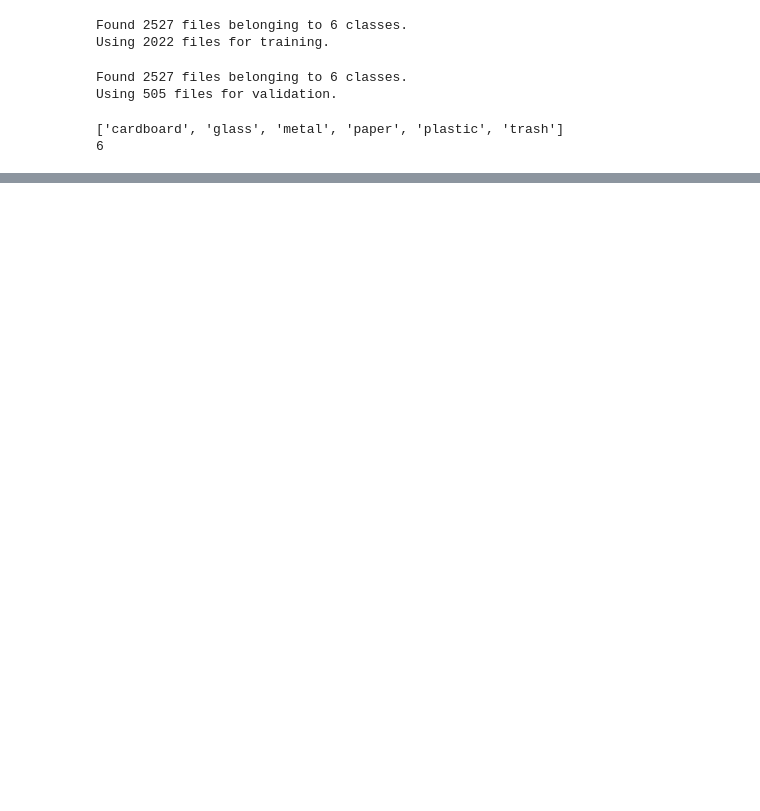
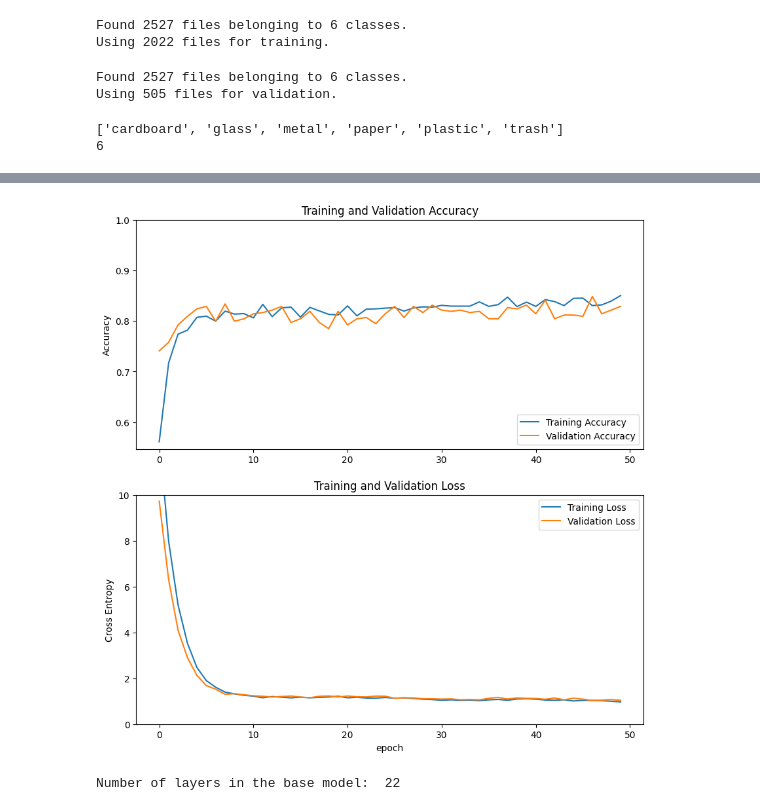
Before and after one commit to maulana-tech/TrashClassification-dataset, a Jupyter notebook: Trasg_Classification.ipynb, the cells around one changed output, grey strips where cells are left out. Saved outputs shown, nothing was run; the diff lists cells and outputs as text; code cells hidden in the pictures; blank space fills up the shorter version.

```diff
--- a/Trasg_Classification.ipynb
+++ b/Trasg_Classification.ipynb
@@ -78,0 +127,8 @@ print(num_classes)
+# %%
+model = tf.keras.Model(inputs, outputs)
+
+base_learning_rate = 0.001
+# Compile the model with a loss function and an optimizer
+model.compile(loss='sparse_categorical_crossentropy',
+              optimizer=tf.keras.optimizers.Adam(learning_rate=base_learning_rate),
+              metrics=['accuracy'])
@@ -78,0 +159,12 @@ print(num_classes)
+# %%
+initial_epochs = 50
+# %%
+callbacks_list = [ModelCheckpoint(filepath='model.keras', monitor='val_accuracy',
+                                   verbose=1, save_best_only=True, save_weights_only=False, mode='max')]
+csv_logger = CSVLogger('modeltraining.log', separator=',', append=False)
+
+# Train the model on the training set
+history = model.fit(train_ds,
+                    epochs=initial_epochs,
+                    validation_data=(valid_ds),
+                    callbacks=(callbacks_list+[csv_logger]))
@@ -78,0 +189,31 @@ print(num_classes)
+# %%
+acc = history.history['accuracy']
+val_acc = history.history['val_accuracy']
+
+loss = history.history['loss']
+val_loss = history.history['val_loss']
+
+plt.figure(figsize=(10, 10))
+plt.subplot(2, 1, 1)
+plt.plot(acc, label='Training Accuracy')
+plt.plot(val_acc, label='Validation Accuracy')
+plt.legend(loc='lower right')
+plt.ylabel('Accuracy')
+plt.ylim(min(plt.ylim()),1)
+plt.title('Training and Validation Accuracy')
+
+plt.subplot(2, 1, 2)
+plt.plot(loss, label='Training Loss')
+plt.plot(val_loss, label='Validation Loss')
+plt.legend(loc='upper right')
+plt.ylabel('Cross Entropy')
+plt.ylim([0,10.0])
+plt.title('Training and Validation Loss')
+plt.xlabel('epoch')
+plt.show()
+# %% [output]
+[figure, added]
+# %%
+print("Number of layers in the base model: ", len(base_model.layers))
+# %% [output]
+Number of layers in the base model:  22
```
Also changed, not shown: parts of 20 cells of this notebook.
